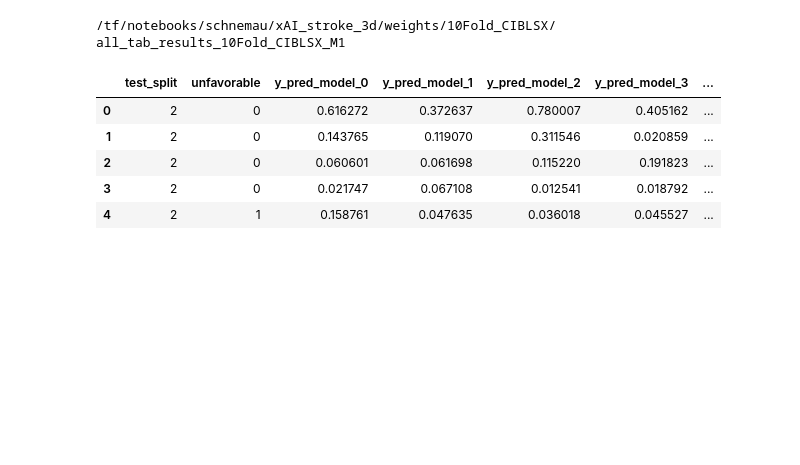
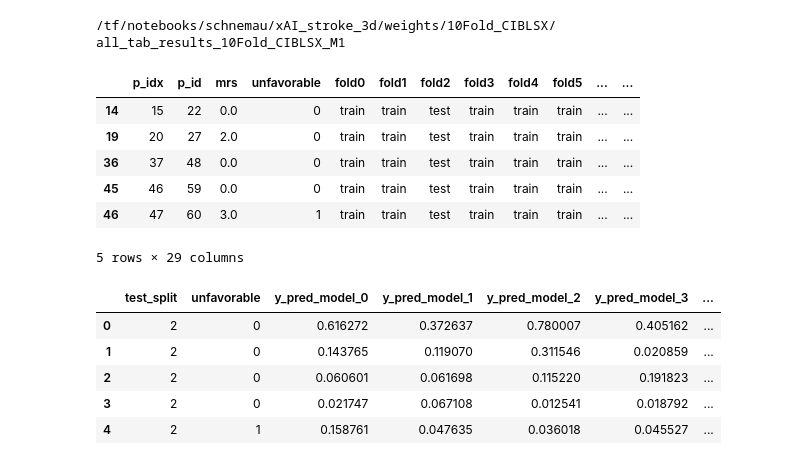
Before and after one commit to Mauwrice/explainable_AI, a Jupyter notebook: result_assembly_ontram_CIBLSX_threshold2_weights.ipynb, the cells around one changed output. Saved outputs shown, nothing was run; the diff lists cells and outputs as text; code cells hidden in the pictures; blank space fills up the shorter version.

```diff
--- a/result_assembly_ontram_CIBLSX_threshold2_weights.ipynb
+++ b/result_assembly_ontram_CIBLSX_threshold2_weights.ipynb
@@ -261,6 +265,16 @@ for which_split in which_splits:
     weights.append(weigths_tuned)
     results_list.append(results)
     valid_list.append(validation_results)
+# %%
+results_list[2].head(5)
+# %% [output]
+|  | p_idx | p_id | mrs | unfavorable | fold0 | fold1 | fold2 | fold3 | fold4 | fold5 | ... | ... |
+| 14 | 15 | 22 | 0.0 | 0 | train | train | test | train | train | train | ... | ... |
+| 19 | 20 | 27 | 2.0 | 0 | train | train | test | train | train | train | ... | ... |
+| 36 | 37 | 48 | 0.0 | 0 | train | train | test | train | train | train | ... | ... |
+| 45 | 46 | 59 | 0.0 | 0 | train | train | test | train | train | train | ... | ... |
+| 46 | 47 | 60 | 3.0 | 1 | train | train | test | train | train | train | ... | ... |
+5 rows × 29 columns
 # %%
 valid_list[2].head(5)
 # %% [output]
```
Also changed, not shown: parts of 7 cells of this notebook, 2 other files.
